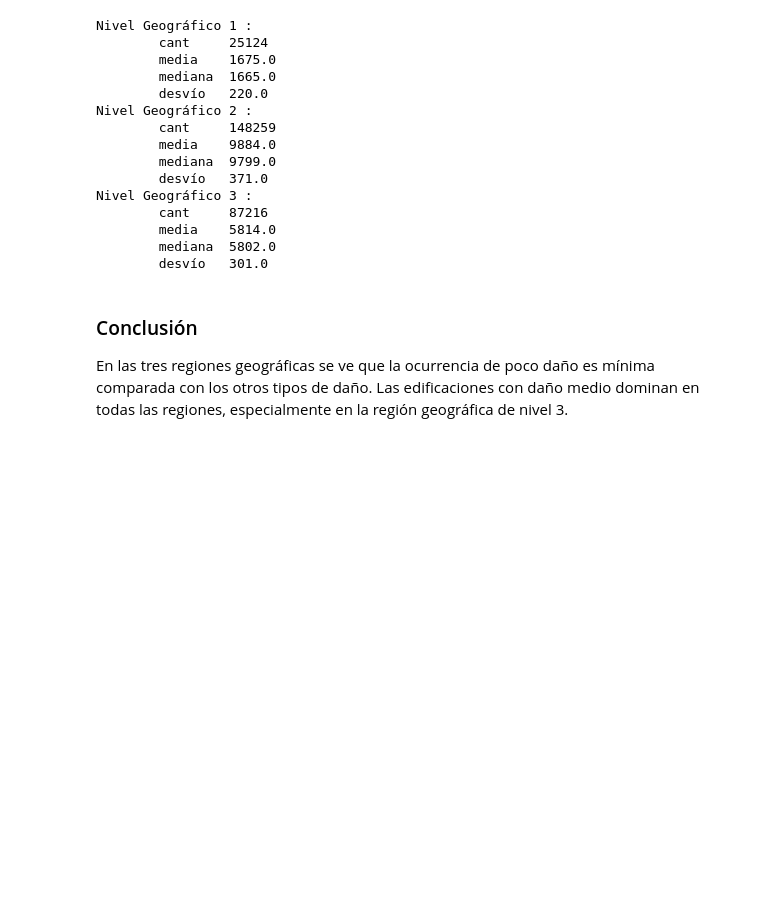
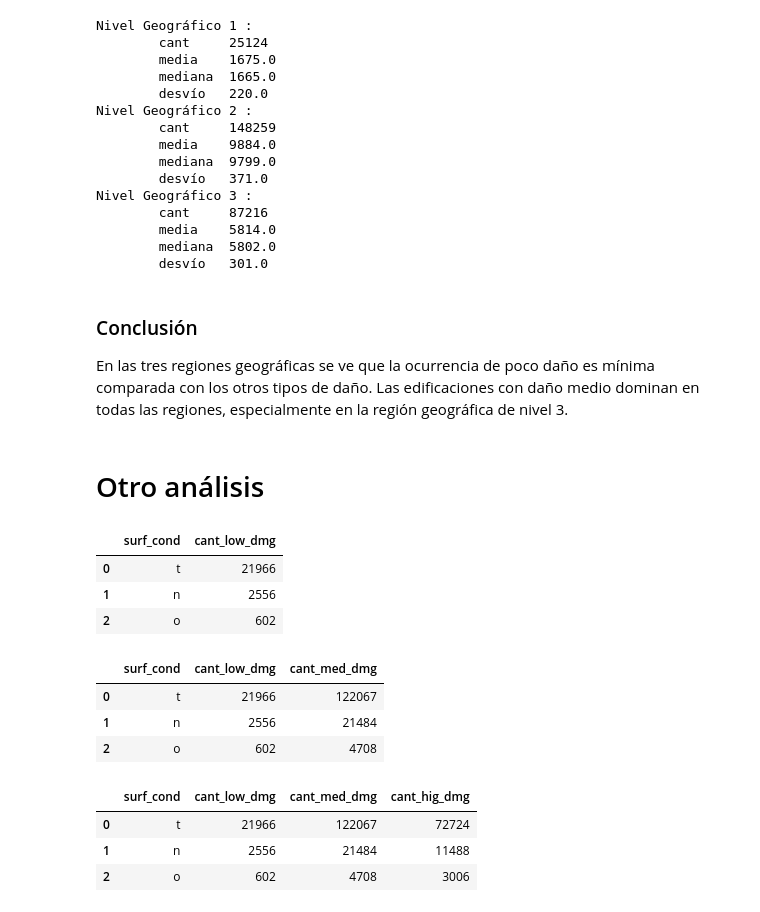
Before and after one commit to ffelfis/OrgaDatosTPs, a Jupyter notebook: TP1/nb_facundo.ipynb, the cells around one changed output. Saved outputs shown, nothing was run; the diff lists cells and outputs as text; code cells hidden in the pictures; blank space fills up the shorter version.

```diff
--- a/TP1/nb_facundo.ipynb
+++ b/TP1/nb_facundo.ipynb
@@ -559,3 +559,48 @@ Nivel Geográfico 3 :
 ### Conclusión
 
 En las tres regiones geográficas se ve que la ocurrencia de poco daño es mínima comparada con los otros tipos de daño. Las edificaciones con daño medio dominan en todas las regiones, especialmente en la región geográfica de nivel 3.
+# %% [markdown]
+# Otro análisis
+# %%
+df_dmg_by_surf_cond = df\
+  .loc[df['damage_grade'] == 1, 'land_surface_condition']\
+  .value_counts().to_frame().reset_index()\
+  .rename(columns={'index':'surf_cond', \
+                   'land_surface_condition':'cant_low_dmg'})
+
+df_dmg_by_surf_cond
+# %% [output]
+|  | surf_cond | cant_low_dmg |
+| 0 | t | 21966 |
+| 1 | n | 2556 |
+| 2 | o | 602 |
+# %%
+df_dmg_by_surf_cond = df_dmg_by_surf_cond\
+  .merge(df\
+         .loc[df['damage_grade'] == 2, 'land_surface_condition']\
+         .value_counts().to_frame().reset_index()\
+         .rename(columns={'index':'surf_cond', \
+                          'land_surface_condition':'cant_med_dmg'}), \
+         on = 'surf_cond', how='left')
+
+df_dmg_by_surf_cond
+# %% [output]
+|  | surf_cond | cant_low_dmg | cant_med_dmg |
+| 0 | t | 21966 | 122067 |
+| 1 | n | 2556 | 21484 |
+| 2 | o | 602 | 4708 |
+# %%
+df_dmg_by_surf_cond = df_dmg_by_surf_cond\
+  .merge(df\
+         .loc[df['damage_grade'] == 3, 'land_surface_condition']\
+         .value_counts().to_frame().reset_index()\
+         .rename(columns={'index':'surf_cond', \
+                          'land_surface_condition':'cant_hig_dmg'}), \
+         on = 'surf_cond', how='left')
+
+df_dmg_by_surf_cond
+# %% [output]
+|  | surf_cond | cant_low_dmg | cant_med_dmg | cant_hig_dmg |
+| 0 | t | 21966 | 122067 | 72724 |
+| 1 | n | 2556 | 21484 | 11488 |
+| 2 | o | 602 | 4708 | 3006 |
```
Also changed, not shown: parts of 1 cell of this notebook.
